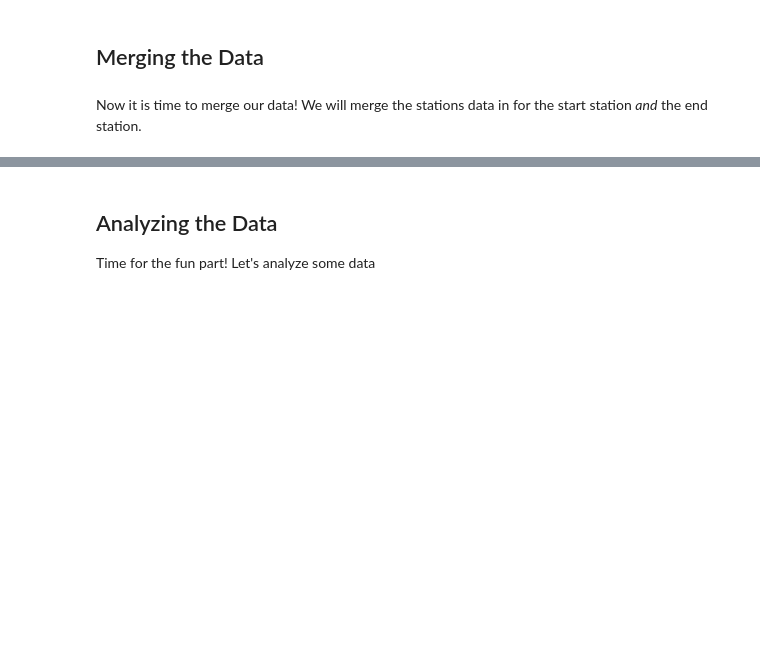
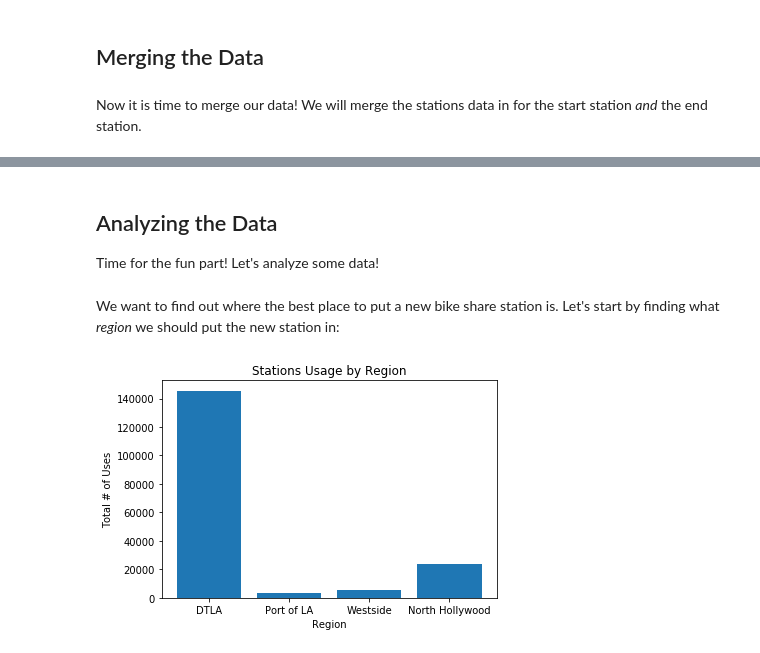
Before and after one commit to justinro-underscore/EECS731Projects, a Jupyter notebook: project1/Los Angeles Bike Share.ipynb, the cells around one changed output, grey strips where cells are left out. Drawn from its saved outputs; the diff is of its cells as text; code cells hidden in the pictures; blank space fills up the shorter version.

```diff
--- a/project1/Los Angeles Bike Share.ipynb
+++ b/project1/Los Angeles Bike Share.ipynb
@@ -405,0 +357,11 @@ bs_combined.head()
+# %%
+stations = np.union1d(bs_trips["start_station"].unique(), bs_trips["end_station"].unique())
+stations_latlon = bs_trips.groupby(["start_station"]).first()[["start_lat", "start_lon"]]
+
+stations_df = pd.DataFrame({
+    "uses_start_trip": bs_trips["start_station"].value_counts(),
+    "uses_end_trip": bs_trips["end_station"].value_counts(),
+    "lat": stations_latlon["start_lat"],
+    "lon": stations_latlon["start_lon"],
+}, index=stations)
+stations_df.head()
@@ -405,0 +375,3 @@ bs_combined.head()
+# %%
+bs_combined = bs_stations.merge(stations_df, left_on="station_id", right_index=True)
+bs_combined.head()
@@ -405,0 +387,4 @@ bs_combined.head()
+# %%
+indecesToDrop = bs_combined[(bs_combined["station_id"] == 3000) | (bs_combined["region"] == "Free Bikes")].index
+bs_combined.drop(indecesToDrop, inplace=True)
+bs_combined["station_id"][bs_combined["station_id"] == 3000]
@@ -405,0 +399,3 @@ bs_combined.head()
+# %%
+bs_combined["total_uses"] = bs_combined.apply(lambda row: row["uses_end_trip"] + row["uses_start_trip"], axis = 1)
+bs_combined.head()
@@ -406,3 +409,3 @@ bs_combined.head()
 # %% [markdown]
 ## Analyzing the Data
-Time for the fun part! Let's analyze some data
+Time for the fun part! Let's analyze some data!
@@ -408,0 +414,11 @@ Time for the fun part! Let's analyze some data
+# %% [markdown]
+We want to find out where the best place to put a new bike share station is. Let's start by finding what _region_ we should put the new station in:
+# %%
+uses_per_region = bs_combined[["region", "total_uses"]].groupby(["region"]).apply(lambda row: np.sum(row["total_uses"]))
+plt.bar(bs_combined["region"].unique(), uses_per_region.values)
+plt.title("Stations Usage by Region")
+plt.xlabel('Region')
+plt.ylabel('Total # of Uses')
+plt.show()
+# %% [output]
+[figure, added]
```
Also changed, not shown: parts of 40 cells of this notebook.
